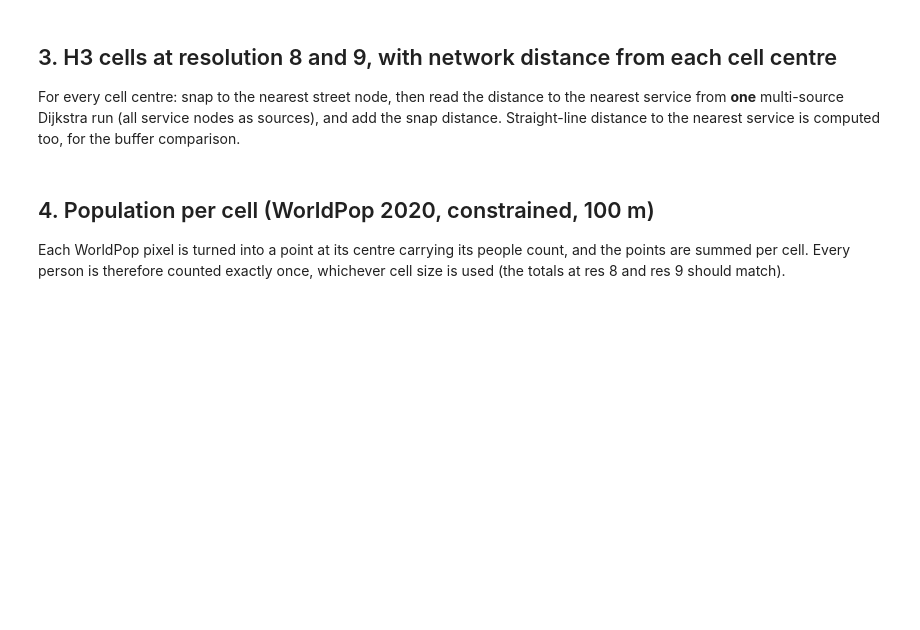
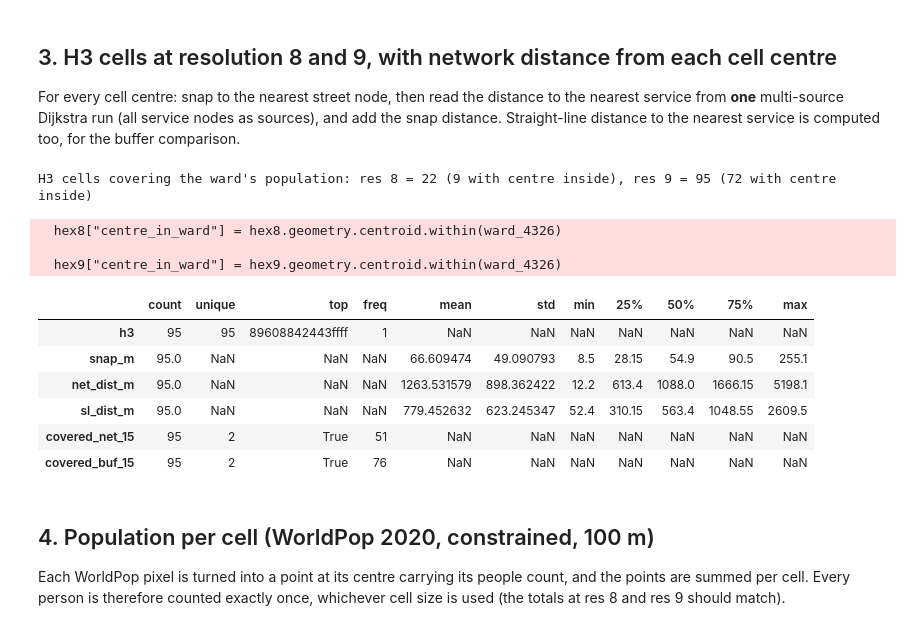
Before and after one commit to Amrtyu29/pune-pg-webgis, a Jupyter notebook: analysis/02_isochrones_h3.ipynb, the cells around one changed output. Drawn from its saved outputs; the diff is of its cells as text; code cells hidden in the pictures; blank space fills up the shorter version.

```diff
--- a/analysis/02_isochrones_h3.ipynb
+++ b/analysis/02_isochrones_h3.ipynb
@@ -43,7 +43,7 @@ MINUTES = 15                          # urban threshold
 THRESH_M = SPEED_KMH * 1000 / 60 * MINUTES          # 1200 m
 SLOW_KMH = 3.6                        # elderly walker, Q8
 THRESH_SLOW_M = SLOW_KMH * 1000 / 60 * MINUTES      # 900 m
-SNAP_MAX_M = 150                      # a cell centre farther than this from any walkable street counts as "no access"
+SNAP_MAX_M = 300                      # a cell centre farther than this from any walkable street counts as "no street access"
 RNG_SEED = 20261119
 print(f"threshold {THRESH_M:.0f} m at {SPEED_KMH} km/h, slow threshold {THRESH_SLOW_M:.0f} m at {SLOW_KMH} km/h")
 print("h3", h3.__version__, "| osmnx", ox.__version__, "| networkx", nx.__version__)
@@ -154,3 +119,79 @@ hex9_u[["h3", "snap_m", "net_dist_m", "sl_dist_m", "covered_net_15", "covered_bu
+# %%
+# one Dijkstra from all services at once: distance from every node to its nearest service
+dist_to_service = nx.multi_source_dijkstra_path_length(Gu, sources=set(services_u.node), weight="length")
+
+# which service is nearest (needed for Q6): run per-service labelling via a second pass
+nearest_service_of_node = {}
+for sid, n in zip(services_u.service_id, services_u.node):
+    nearest_service_of_node.setdefault(n, sid)
+
+def h3_cells(geom_4326, res, extra_cells=()):
+    # cells whose centre falls in the ward (H3's own polygon fill) PLUS every cell that holds a populated
+    # WorldPop pixel inside the ward, so nobody living in a boundary cell is dropped from the totals
+    shape_ = h3.geo_to_h3shape(geom_4326.__geo_interface__)
+    cells = set(h3.h3shape_to_cells(shape_, res)) | set(extra_cells)
+    cells = sorted(cells)
+    polys = [Polygon([(lng, lat) for lat, lng in h3.cell_to_boundary(c)]) for c in cells]
+    g = gpd.GeoDataFrame({"h3": cells}, geometry=polys, crs=4326)
+    g["res"] = res
+    return g
+
+# populated WorldPop pixel centres inside the ward (needed now to pick the boundary cells; reused in step 4)
+with rasterio.open(ROOT / "data" / "worldpop" / "worldpop_prabhag11.tif") as src:
+    _band = src.read(1).astype("float64")
+    _nodata = src.nodata
+    _rows, _cols = np.where(~np.isnan(_band) & (_band != _nodata) & (_band > 0))
+    _xs, _ys = rasterio.transform.xy(src.transform, _rows, _cols)
+_pix = gpd.GeoDataFrame({"pop": _band[_rows, _cols]}, geometry=gpd.points_from_xy(_xs, _ys), crs=4326)
+_pix = _pix[_pix.to_crs(UTM).within(ward)]
+pix_cells8 = {h3.latlng_to_cell(p.y, p.x, 8) for p in _pix.geometry}
+pix_cells9 = {h3.latlng_to_cell(p.y, p.x, 9) for p in _pix.geometry}
+
+ward_4326 = area.geometry.iloc[0]
+hex8 = h3_cells(ward_4326, 8, pix_cells8)
+hex9 = h3_cells(ward_4326, 9, pix_cells9)
+hex8["centre_in_ward"] = hex8.geometry.centroid.within(ward_4326)
+hex9["centre_in_ward"] = hex9.geometry.centroid.within(ward_4326)
+print(f"H3 cells covering the ward's population: res 8 = {len(hex8)} ({int(hex8.centre_in_ward.sum())} with centre inside), "
+      f"res 9 = {len(hex9)} ({int(hex9.centre_in_ward.sum())} with centre inside)")
+
+svc_tree = shapely.STRtree(services_u.geometry.values)
+
+def measure(hexes):
+    hu = hexes.to_crs(UTM)
+    cx, cy = hu.geometry.centroid.x.values, hu.geometry.centroid.y.values
+    nodes, snap = ox.distance.nearest_nodes(Gu, cx, cy, return_dist=True)
+    net = []
+    for n, s in zip(nodes, snap):
+        d = dist_to_service.get(n, np.inf)
+        net.append(np.inf if s > SNAP_MAX_M else d + s)
+    hu["node"] = nodes
+    hu["snap_m"] = np.round(snap, 1)
+    hu["net_dist_m"] = np.round(net, 1)
+    centroids = hu.geometry.centroid.values
+    nearest_idx = svc_tree.nearest(centroids)
+    # shapely.distance works element-wise on two geometry arrays (GeoSeries.distance wants aligned GeoSeries)
+    hu["sl_dist_m"] = np.round(shapely.distance(centroids, services_u.geometry.values[nearest_idx]), 1)
+    hu["covered_net_15"] = hu.net_dist_m <= THRESH_M
+    hu["covered_buf_15"] = hu.sl_dist_m <= THRESH_M
+    hu["covered_net_slow"] = hu.net_dist_m <= THRESH_SLOW_M
+    return hu
+
+hex8_u = measure(hex8)
+hex9_u = measure(hex9)
+hex9_u[["h3", "snap_m", "net_dist_m", "sl_dist_m", "covered_net_15", "covered_buf_15"]].describe(include="all").T.head(8)
+# %% [output]
+H3 cells covering the ward's population: res 8 = 22 (9 with centre inside), res 9 = 95 (72 with centre inside)
+  hex8["centre_in_ward"] = hex8.geometry.centroid.within(ward_4326)
+
+  hex9["centre_in_ward"] = hex9.geometry.centroid.within(ward_4326)
+|  | count | unique | top | freq | mean | std | min | 25% | 50% | 75% | max |
+| h3 | 95 | 95 | 89608842443ffff | 1 | NaN | NaN | NaN | NaN | NaN | NaN | NaN |
+| snap_m | 95.0 | NaN | NaN | NaN | 66.609474 | 49.090793 | 8.5 | 28.15 | 54.9 | 90.5 | 255.1 |
+| net_dist_m | 95.0 | NaN | NaN | NaN | 1263.531579 | 898.362422 | 12.2 | 613.4 | 1088.0 | 1666.15 | 5198.1 |
+| sl_dist_m | 95.0 | NaN | NaN | NaN | 779.452632 | 623.245347 | 52.4 | 310.15 | 563.4 | 1048.55 | 2609.5 |
+| covered_net_15 | 95 | 2 | True | 51 | NaN | NaN | NaN | NaN | NaN | NaN | NaN |
+| covered_buf_15 | 95 | 2 | True | 76 | NaN | NaN | NaN | NaN | NaN | NaN | NaN |
 # %% [markdown]
 ## 4. Population per cell (WorldPop 2020, constrained, 100 m)
 
```
Also changed, not shown: parts of 10 cells of this notebook, 7 other files.
